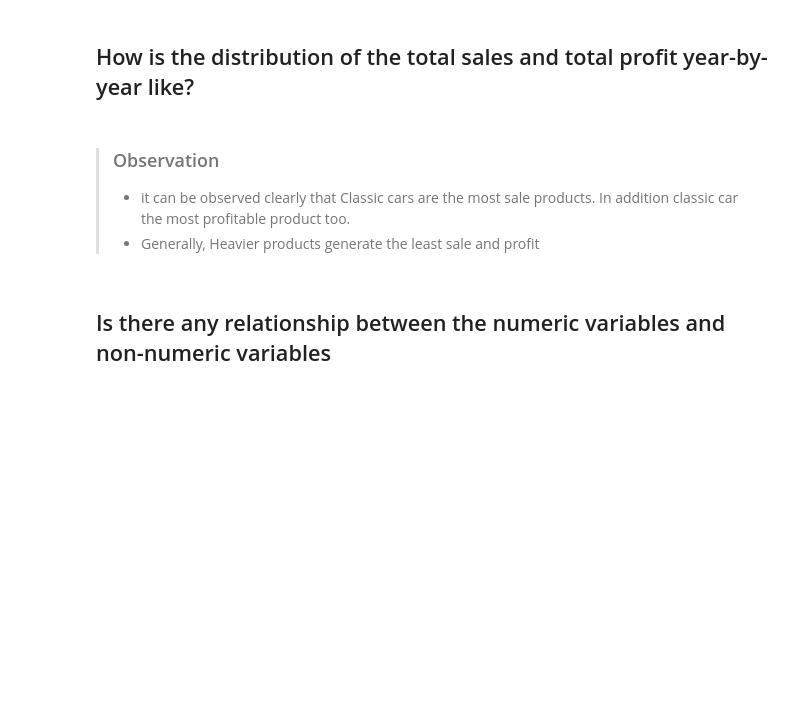
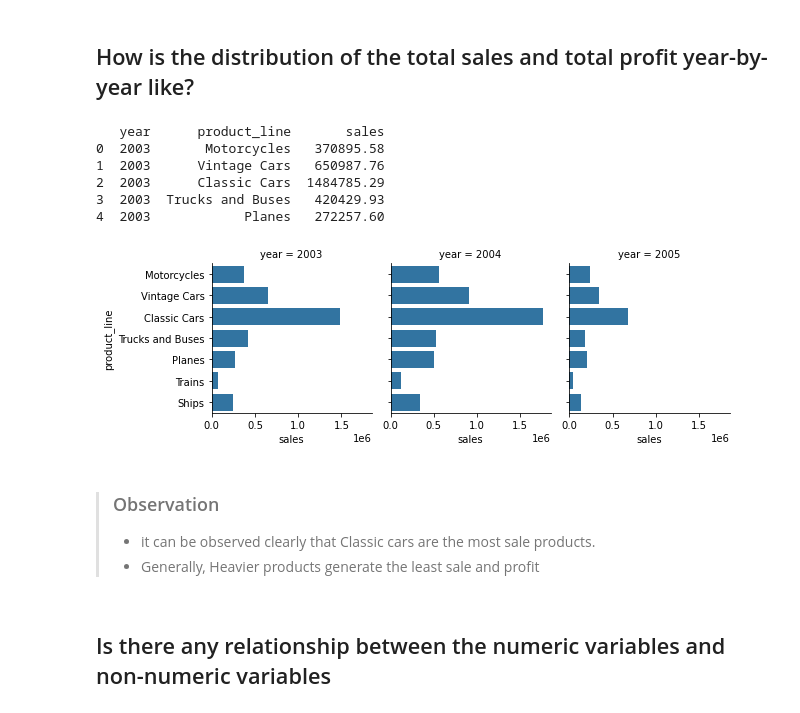
Before and after one commit to Biob-scientist/Sales_analytics, a Jupyter notebook: sales_exploratory_analysis.ipynb, the cells around one changed output. Saved outputs shown, nothing was run; the diff lists cells and outputs as text; code cells hidden in the pictures; blank space fills up the shorter version.

Commit message:
fix: Add year to the dataframe

```diff
--- a/sales_exploratory_analysis.ipynb
+++ b/sales_exploratory_analysis.ipynb
@@ -462,17 +462,24 @@ plt.show()
 # %% [markdown]
 ## How is the distribution of the total sales and total profit year-by-year like?
 # %%
-df2=df.groupby(['year','product_line'],as_index=False)[['sales','profit']].sum()
+df['year']=df.order_date.dt.year
+df2=df.groupby(['year','product_line'],as_index=False)[['sales']].sum()
 print(df2.head(),'\n')
 df2['product_line']=df2['product_line'].astype(vt_order)
 g=sns.FacetGrid(data=df2,col='year',col_wrap=3,)
 g.map(sns.barplot,'sales','product_line',order=None,hue_order=None);
 plt.show()
-p=sns.FacetGrid(data=df2,col='year',col_wrap=3,)
-p.map(sns.barplot,'profit','product_line',order=None,hue_order=None);
+# %% [output]
+   year      product_line       sales
+0  2003       Motorcycles   370895.58
+1  2003      Vintage Cars   650987.76
+2  2003      Classic Cars  1484785.29
+3  2003  Trucks and Buses   420429.93
+4  2003            Planes   272257.60
+[figure, added]
 # %% [markdown]
 >### Observation
->- it can be observed clearly that Classic cars are the most sale products. In addition classic car the most profitable product too.
+>- it can be observed clearly that Classic cars are the most sale products.
 >- Generally, Heavier products generate the least sale and profit
 # %% [markdown]
 ## Is there any relationship between the numeric variables and non-numeric variables
```
Also changed, not shown: parts of 28 cells of this notebook.
